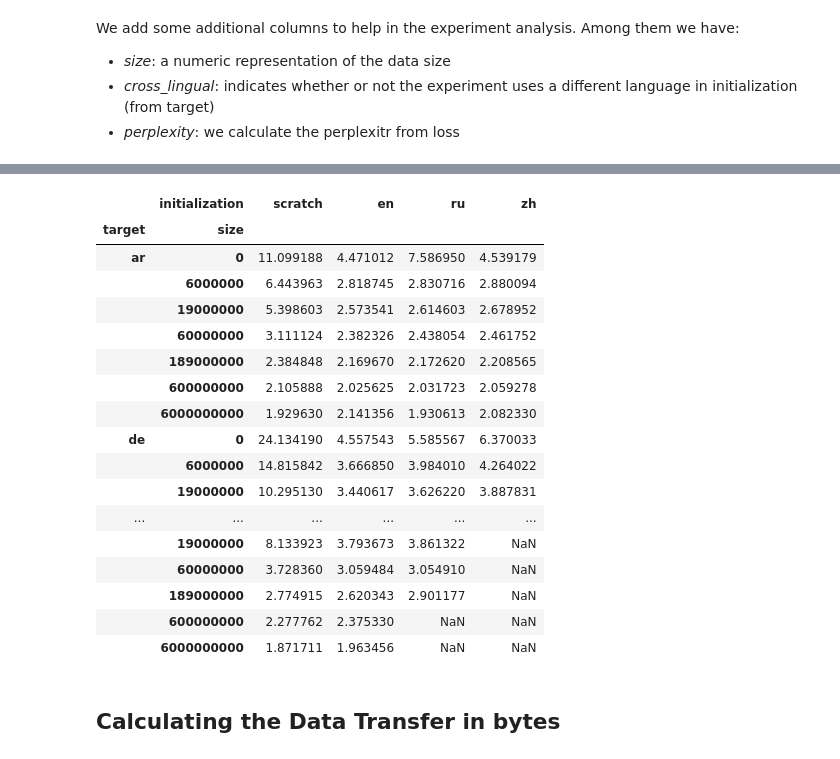
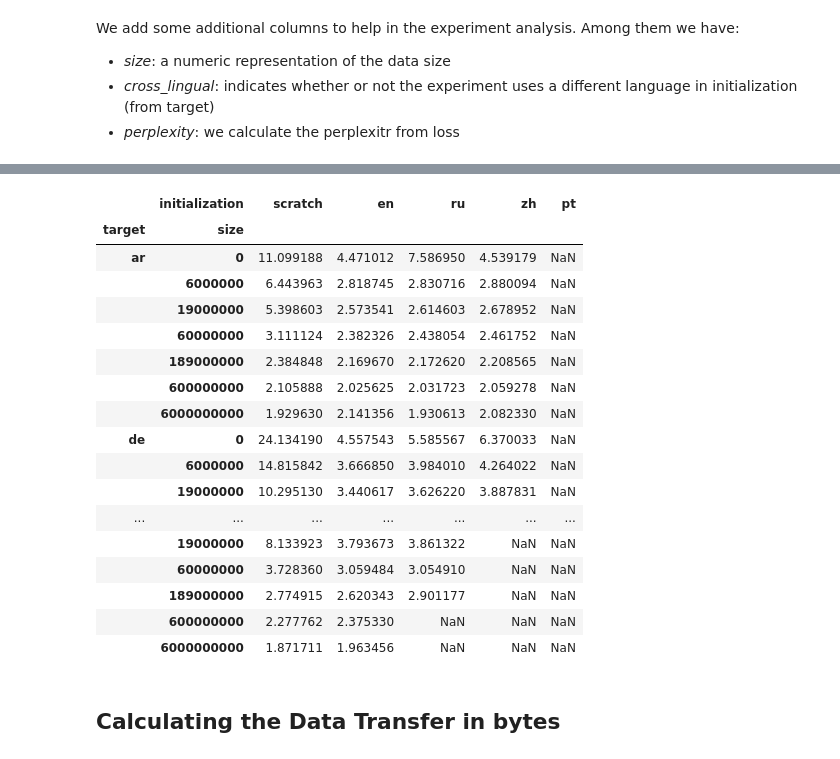
Before and after one commit to lersouza/language-transfer, a Jupyter notebook: notebooks/Data Analysis.ipynb, the cells around one changed output, grey strips where cells are left out. Saved outputs shown, nothing was run; the diff lists cells and outputs as text; code cells hidden in the pictures.

```diff
--- a/notebooks/Data Analysis.ipynb
+++ b/notebooks/Data Analysis.ipynb
@@ -64,27 +64,27 @@ raw_data.head()
 # %%
 cross_lingual_data = raw_data[raw_data.cross_lingual == True]
 
 target_v_initialization = pd.pivot_table(cross_lingual_data, index=["target", "size"], columns="initialization", values="perplexity")
-target_v_initialization[["scratch", "en", "ru", "zh"]]
+target_v_initialization[["scratch", "en", "ru", "zh", "pt"]]
 # %% [output]
-|  | initialization | scratch | en | ru | zh |
-| target | size |  |  |  |  |
-| ar | 0 | 11.099188 | 4.471012 | 7.586950 | 4.539179 |
-|  | 6000000 | 6.443963 | 2.818745 | 2.830716 | 2.880094 |
-|  | 19000000 | 5.398603 | 2.573541 | 2.614603 | 2.678952 |
-|  | 60000000 | 3.111124 | 2.382326 | 2.438054 | 2.461752 |
-|  | 189000000 | 2.384848 | 2.169670 | 2.172620 | 2.208565 |
-|  | 600000000 | 2.105888 | 2.025625 | 2.031723 | 2.059278 |
-|  | 6000000000 | 1.929630 | 2.141356 | 1.930613 | 2.082330 |
-| de | 0 | 24.134190 | 4.557543 | 5.585567 | 6.370033 |
-|  | 6000000 | 14.815842 | 3.666850 | 3.984010 | 4.264022 |
-|  | 19000000 | 10.295130 | 3.440617 | 3.626220 | 3.887831 |
-| ... | ... | ... | ... | ... | ... |
-|  | 19000000 | 8.133923 | 3.793673 | 3.861322 | NaN |
-|  | 60000000 | 3.728360 | 3.059484 | 3.054910 | NaN |
-|  | 189000000 | 2.774915 | 2.620343 | 2.901177 | NaN |
-|  | 600000000 | 2.277762 | 2.375330 | NaN | NaN |
-|  | 6000000000 | 1.871711 | 1.963456 | NaN | NaN |
+|  | initialization | scratch | en | ru | zh | pt |
+| target | size |  |  |  |  |  |
+| ar | 0 | 11.099188 | 4.471012 | 7.586950 | 4.539179 | NaN |
+|  | 6000000 | 6.443963 | 2.818745 | 2.830716 | 2.880094 | NaN |
+|  | 19000000 | 5.398603 | 2.573541 | 2.614603 | 2.678952 | NaN |
+|  | 60000000 | 3.111124 | 2.382326 | 2.438054 | 2.461752 | NaN |
+|  | 189000000 | 2.384848 | 2.169670 | 2.172620 | 2.208565 | NaN |
+|  | 600000000 | 2.105888 | 2.025625 | 2.031723 | 2.059278 | NaN |
+|  | 6000000000 | 1.929630 | 2.141356 | 1.930613 | 2.082330 | NaN |
+| de | 0 | 24.134190 | 4.557543 | 5.585567 | 6.370033 | NaN |
+|  | 6000000 | 14.815842 | 3.666850 | 3.984010 | 4.264022 | NaN |
+|  | 19000000 | 10.295130 | 3.440617 | 3.626220 | 3.887831 | NaN |
+| ... | ... | ... | ... | ... | ... | ... |
+|  | 19000000 | 8.133923 | 3.793673 | 3.861322 | NaN | NaN |
+|  | 60000000 | 3.728360 | 3.059484 | 3.054910 | NaN | NaN |
+|  | 189000000 | 2.774915 | 2.620343 | 2.901177 | NaN | NaN |
+|  | 600000000 | 2.277762 | 2.375330 | NaN | NaN | NaN |
+|  | 6000000000 | 1.871711 | 1.963456 | NaN | NaN | NaN |
 # %% [markdown]
 ## Calculating the Data Transfer in bytes
 # %% [markdown]
```
Also changed, not shown: parts of 62 cells of this notebook, 2 other files.
